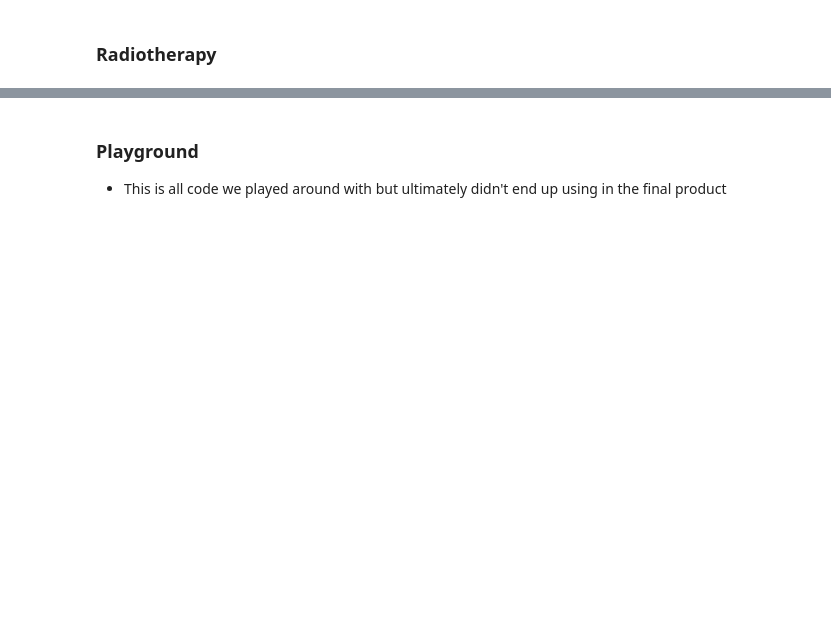
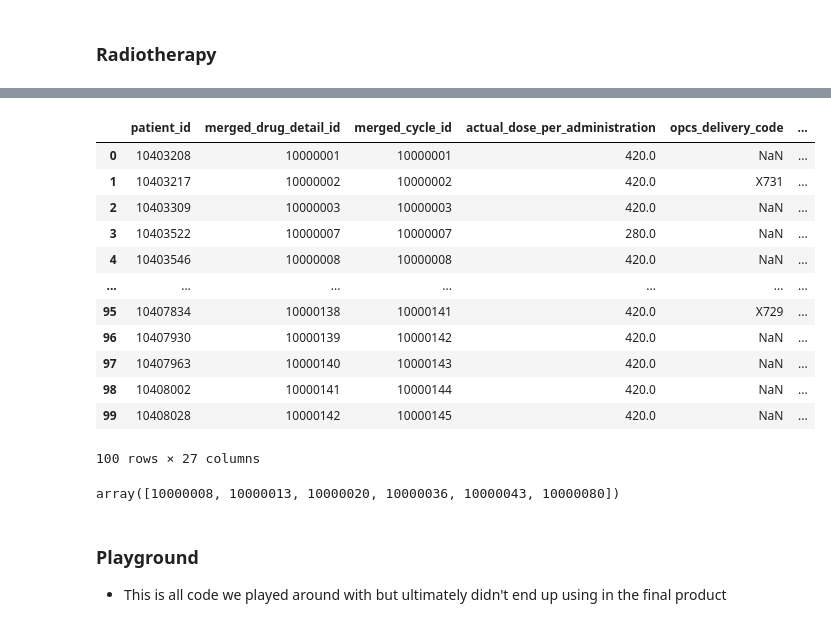
Before and after one commit to jcnexu/clinical_dashboards_sem2_2024, a Jupyter notebook: new_data_dict.ipynb, the cells around one changed output, grey strips where cells are left out. Drawn from its saved outputs; the diff is of its cells as text; code cells hidden in the pictures; blank space fills up the shorter version.

```diff
--- a/new_data_dict.ipynb
+++ b/new_data_dict.ipynb
@@ -534,0 +485,6 @@ sim_rtds_combined
+# %%
+av = pd.read_csv('cleaned_av.csv')
+sact = pd.read_csv('cleaned_sact.csv')
+rtds = pd.read_csv('cleaned_rtds.csv')
+# %%
+sact.rename(columns={'encore_patient_id': 'patient_id'}, inplace=True)
@@ -535,3 +508,27 @@ sim_rtds_combined
+# %%
+first_col = 'patient_id'
+new_order = [first_col] + [col for col in sact.columns if col != first_col]
+sact = sact[new_order]
+
+sact.head(100)
+# %% [output]
+|  | patient_id | merged_drug_detail_id | merged_cycle_id | actual_dose_per_administration | opcs_delivery_code | ... |
+| 0 | 10403208 | 10000001 | 10000001 | 420.0 | NaN | ... |
+| 1 | 10403217 | 10000002 | 10000002 | 420.0 | X731 | ... |
+| 2 | 10403309 | 10000003 | 10000003 | 420.0 | NaN | ... |
+| 3 | 10403522 | 10000007 | 10000007 | 280.0 | NaN | ... |
+| 4 | 10403546 | 10000008 | 10000008 | 420.0 | NaN | ... |
+| ... | ... | ... | ... | ... | ... | ... |
+| 95 | 10407834 | 10000138 | 10000141 | 420.0 | X729 | ... |
+| 96 | 10407930 | 10000139 | 10000142 | 420.0 | NaN | ... |
+| 97 | 10407963 | 10000140 | 10000143 | 420.0 | NaN | ... |
+| 98 | 10408002 | 10000141 | 10000144 | 420.0 | NaN | ... |
+| 99 | 10408028 | 10000142 | 10000145 | 420.0 | NaN | ... |
+100 rows × 27 columns
+# %%
+rtds.head(100)['patient_id'].unique()
+# %% [output]
+array([10000008, 10000013, 10000020, 10000036, 10000043, 10000080])
 # %% [markdown]
 ### Playground
 
```
Also changed, not shown: parts of 26 cells of this notebook.
